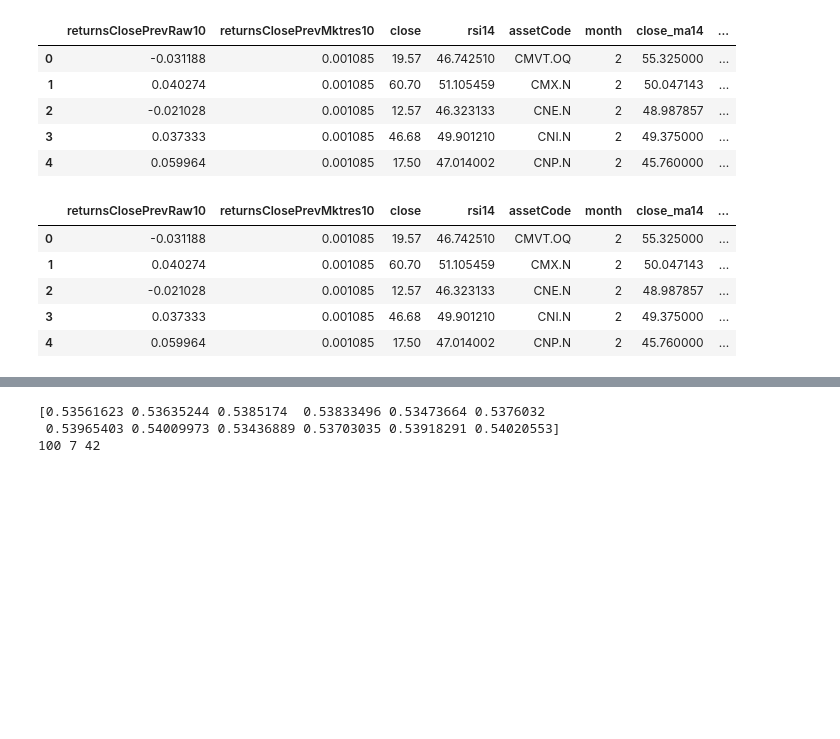
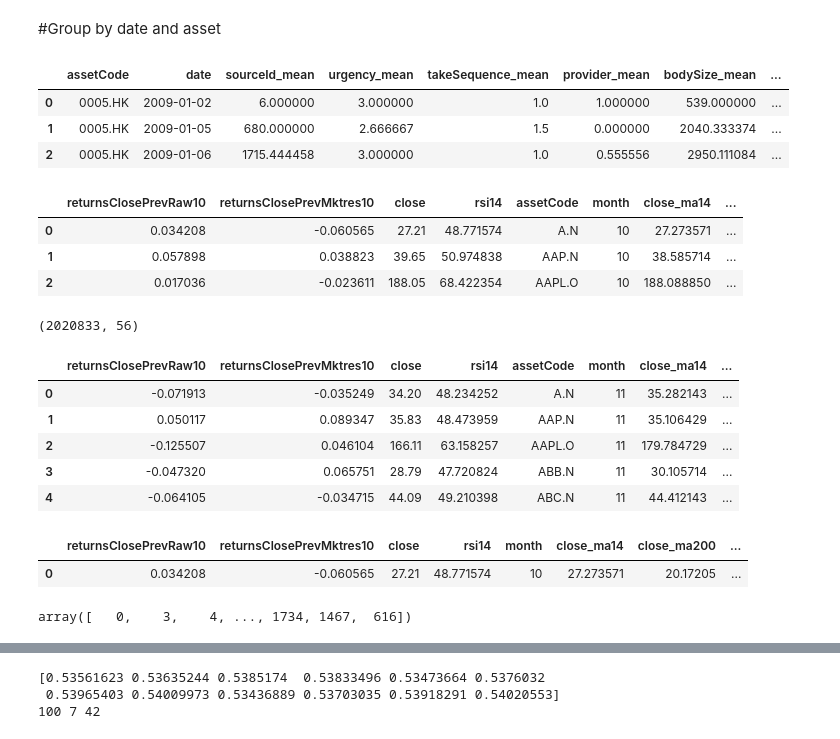
Before and after one commit to namnnb47/predict-stock, a Jupyter notebook: vef_2sigma_modeling.ipynb, the cells around one changed output, grey strips where cells are left out. Cells and saved outputs as stored; diff of their text form; code cells hidden in the pictures; blank space fills up the shorter version.

```diff
--- a/vef_2sigma_modeling.ipynb
+++ b/vef_2sigma_modeling.ipynb
@@ -289,23 +392,56 @@ def prep_data(market_train_df, news_train_df):
+# %% [markdown]
+#Group by date and asset
+# %%
+def group_news(news_frame):
+    news_frame['date'] = pd.to_datetime(news_frame.time).dt.date  # Add date column
+
+    aggregations = ['mean']
+    gp = news_frame.groupby(['assetCode', 'date']).agg(aggregations)
+    gp.columns = pd.Index(["{}_{}".format(e[0], e[1]) for e in gp.columns.tolist()])
+    gp.reset_index(inplace=True)
+    # Set datatype to float32
+    float_cols = {c: 'float32' for c in gp.columns if c not in ['assetCode', 'date']}
+    return gp.astype(float_cols)
+
+news_agg = group_news(news_unstack)
+del news_unstack; gc.collect()
+news_agg.head(3)
+# %% [output]
+|  | assetCode | date | sourceId_mean | urgency_mean | takeSequence_mean | provider_mean | bodySize_mean | ... |
+| 0 | 0005.HK | 2009-01-02 | 6.000000 | 3.000000 | 1.0 | 1.000000 | 539.000000 | ... |
+| 1 | 0005.HK | 2009-01-05 | 680.000000 | 2.666667 | 1.5 | 0.000000 | 2040.333374 | ... |
+| 2 | 0005.HK | 2009-01-06 | 1715.444458 | 3.000000 | 1.0 | 0.555556 | 2950.111084 | ... |
 # %%
-ts_df = prep_data(market_dt, news_dt)
+#ts_df = prep_data(market_dt, news_dt)
 #market_train = prep_market(market_dt)
+market_dt = prep_market(market_dt)
+# %%
+market_dt['date'] = pd.to_datetime(market_dt.time).dt.date
+df = market_dt.merge(news_agg, how='left', on=['assetCode', 'date'])
+del market_dt, news_agg
+gc.collect()
+df.head(3)
+# %% [output]
+|  | returnsClosePrevRaw10 | returnsClosePrevMktres10 | close | rsi14 | assetCode | month | close_ma14 | ... |
+| 0 | 0.034208 | -0.060565 | 27.21 | 48.771574 | A.N | 10 | 27.273571 | ... |
+| 1 | 0.057898 | 0.038823 | 39.65 | 50.974838 | AAP.N | 10 | 38.585714 | ... |
+| 2 | 0.017036 | -0.023611 | 188.05 | 68.422354 | AAPL.O | 10 | 188.088850 | ... |
+# %%
+df.shape
+# %% [output]
+(2020833, 56)
+# %%
+# onehot -- categorical
+
+df['assetCodeT'] = label_cat(df, 'assetCode').cat.codes
 # %%
-ts_df.head()
+df.head()
 # %% [output]
 |  | returnsClosePrevRaw10 | returnsClosePrevMktres10 | close | rsi14 | assetCode | month | close_ma14 | ... |
-| 0 | -0.031188 | 0.001085 | 19.57 | 46.742510 | CMVT.OQ | 2 | 55.325000 | ... |
-| 1 | 0.040274 | 0.001085 | 60.70 | 51.105459 | CMX.N | 2 | 50.047143 | ... |
-| 2 | -0.021028 | 0.001085 | 12.57 | 46.323133 | CNE.N | 2 | 48.987857 | ... |
-| 3 | 0.037333 | 0.001085 | 46.68 | 49.901210 | CNI.N | 2 | 49.375000 | ... |
-| 4 | 0.059964 | 0.001085 | 17.50 | 47.014002 | CNP.N | 2 | 45.760000 | ... |
+| 0 | -0.071913 | -0.035249 | 34.20 | 48.234252 | A.N | 11 | 35.282143 | ... |
+| 1 | 0.050117 | 0.089347 | 35.83 | 48.473959 | AAP.N | 11 | 35.106429 | ... |
+| 2 | -0.125507 | 0.046104 | 166.11 | 63.158257 | AAPL.O | 11 | 179.784729 | ... |
+| 3 | -0.047320 | 0.065751 | 28.79 | 47.720824 | ABB.N | 11 | 30.105714 | ... |
+| 4 | -0.064105 | -0.034715 | 44.09 | 49.210398 | ABC.N | 11 | 44.412143 | ... |
-# %%
-ts_df.head()
-# %% [output]
-|  | returnsClosePrevRaw10 | returnsClosePrevMktres10 | close | rsi14 | assetCode | month | close_ma14 | ... |
-| 0 | -0.031188 | 0.001085 | 19.57 | 46.742510 | CMVT.OQ | 2 | 55.325000 | ... |
-| 1 | 0.040274 | 0.001085 | 60.70 | 51.105459 | CMX.N | 2 | 50.047143 | ... |
-| 2 | -0.021028 | 0.001085 | 12.57 | 46.323133 | CNE.N | 2 | 48.987857 | ... |
-| 3 | 0.037333 | 0.001085 | 46.68 | 49.901210 | CNI.N | 2 | 49.375000 | ... |
-| 4 | 0.059964 | 0.001085 | 17.50 | 47.014002 | CNP.N | 2 | 45.760000 | ... |
 # %%
 def temploral_split(df, label):
@@ -325,2 +504,13 @@ def print_accuracy(model, x, y, x_val, y_val):
+# %%
+df.drop(['assetCode'],axis=1, inplace=True)
+df.head(1)
+# %% [output]
+|  | returnsClosePrevRaw10 | returnsClosePrevMktres10 | close | rsi14 | month | close_ma14 | close_ma200 | ... |
+| 0 | 0.034208 | -0.060565 | 27.21 | 48.771574 | 10 | 27.273571 | 20.17205 | ... |
+# %%
+# chua delete assetCodeT
+df.assetCodeT.unique()
+# %% [output]
+array([   0,    3,    4, ..., 1734, 1467,  616])
 # %%
 
```
Also changed, not shown: parts of 44 cells of this notebook.
